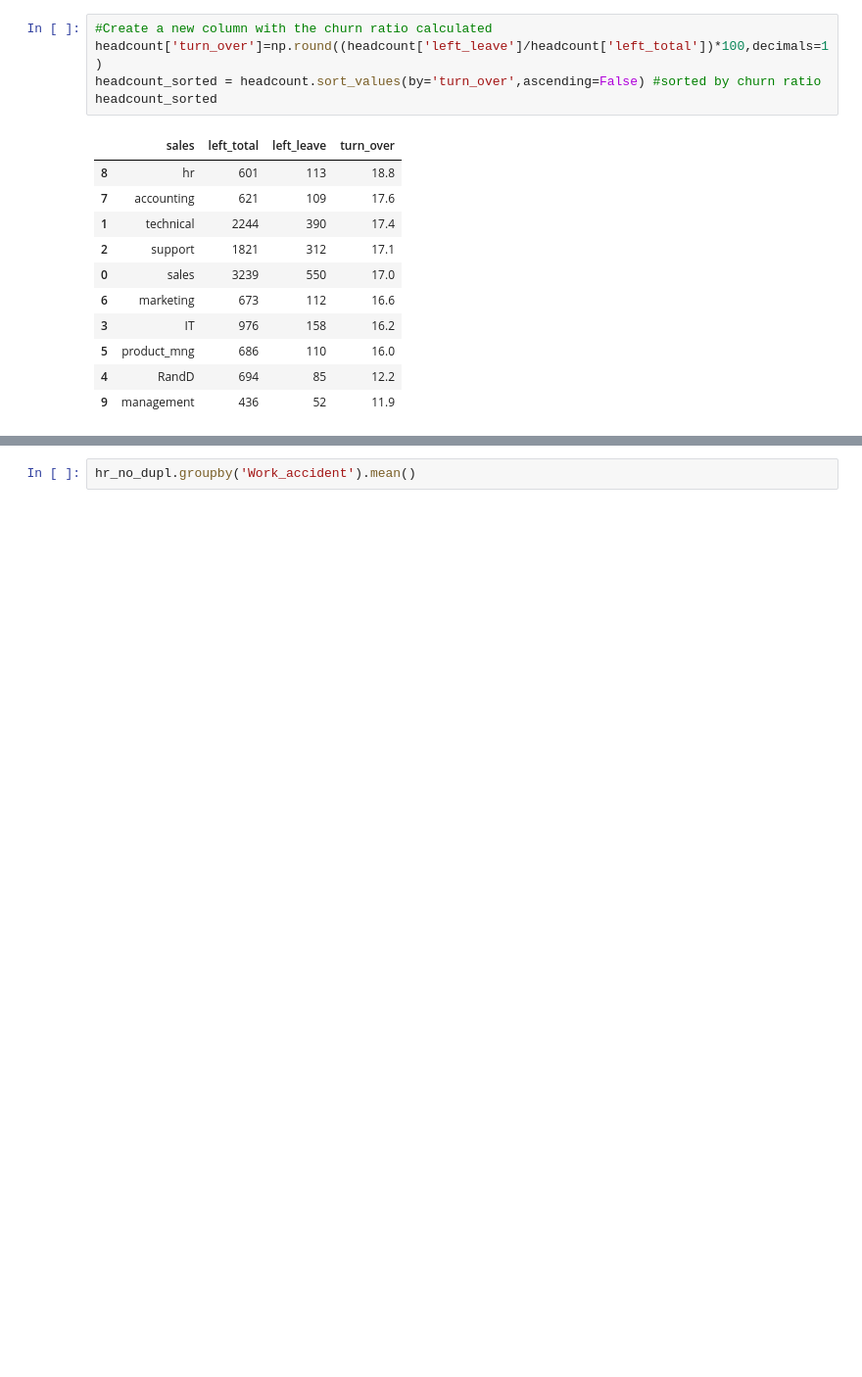
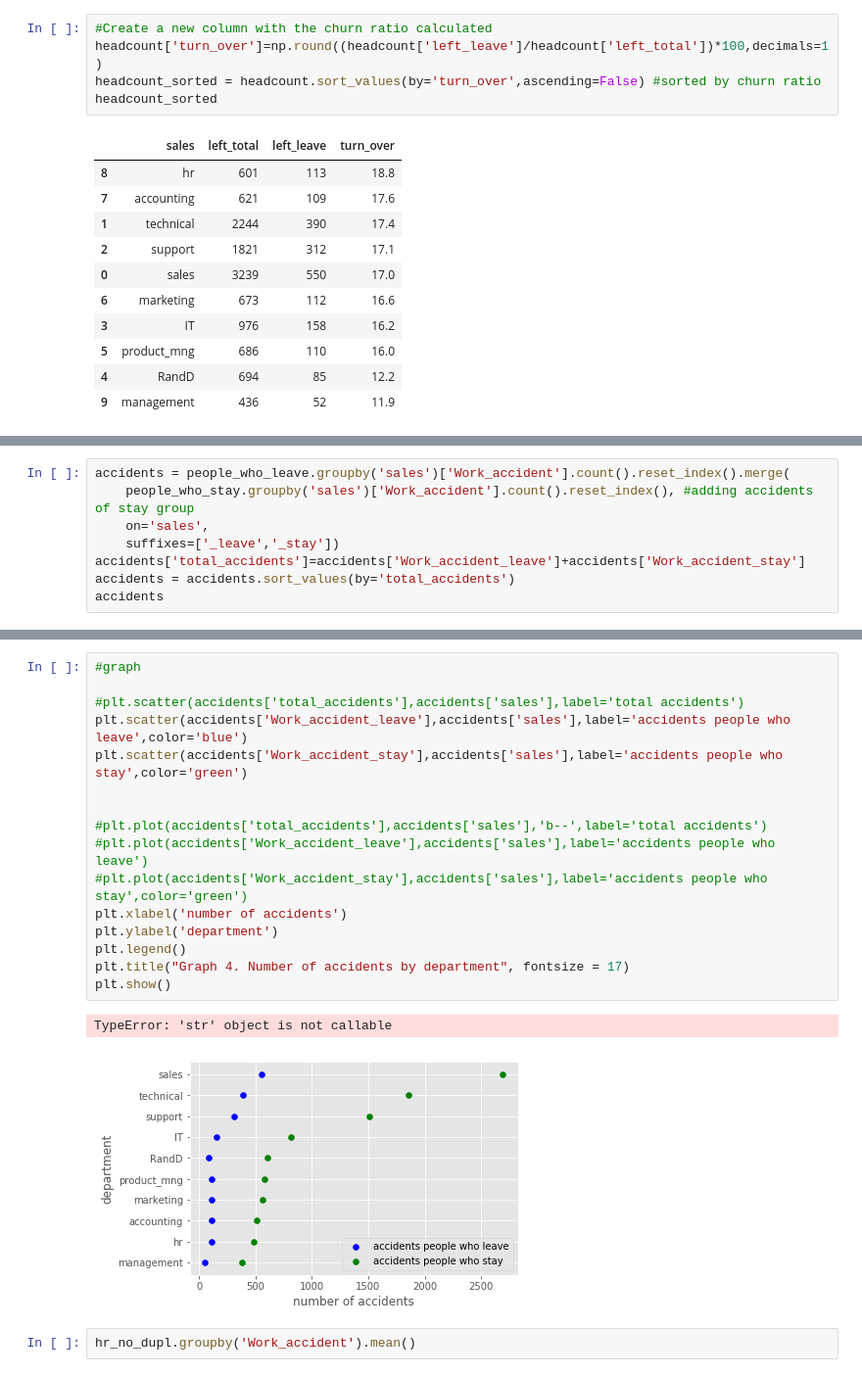
Before and after one commit to MariaGamero/TFM-ReasonsforEmployeeTurnover, a Jupyter notebook: Employee_retention.ipynb, the cells around one changed output, grey strips where cells are left out. Shown at 98% size. Cells and saved outputs as stored; diff of their text form; blank space fills up the shorter version.

```diff
--- a/Employee_retention.ipynb
+++ b/Employee_retention.ipynb
@@ -333,0 +335,8 @@ plt.show()
+# %%
+accidents = people_who_leave.groupby('sales')['Work_accident'].count().reset_index().merge(
+    people_who_stay.groupby('sales')['Work_accident'].count().reset_index(), #adding accidents of stay group
+    on='sales',
+    suffixes=['_leave','_stay'])
+accidents['total_accidents']=accidents['Work_accident_leave']+accidents['Work_accident_stay']
+accidents = accidents.sort_values(by='total_accidents')
+accidents
@@ -334,3 +362,22 @@ plt.show()
+# %%
+#graph
+
+#plt.scatter(accidents['total_accidents'],accidents['sales'],label='total accidents')
+plt.scatter(accidents['Work_accident_leave'],accidents['sales'],label='accidents people who leave',color='blue')
+plt.scatter(accidents['Work_accident_stay'],accidents['sales'],label='accidents people who stay',color='green')
+
+
+#plt.plot(accidents['total_accidents'],accidents['sales'],'b--',label='total accidents')
+#plt.plot(accidents['Work_accident_leave'],accidents['sales'],label='accidents people who leave')
+#plt.plot(accidents['Work_accident_stay'],accidents['sales'],label='accidents people who stay',color='green')
+plt.xlabel('number of accidents')
+plt.ylabel('department')
+plt.legend()
+plt.title("Graph 4. Number of accidents by department", fontsize = 17)
+plt.show()
+# %% [output]
+TypeError: 'str' object is not callable
+[figure, added]
 # %%
 hr_no_dupl.groupby('Work_accident').mean()
 # %% [output]
```
Also changed, not shown: parts of 15 cells of this notebook.
